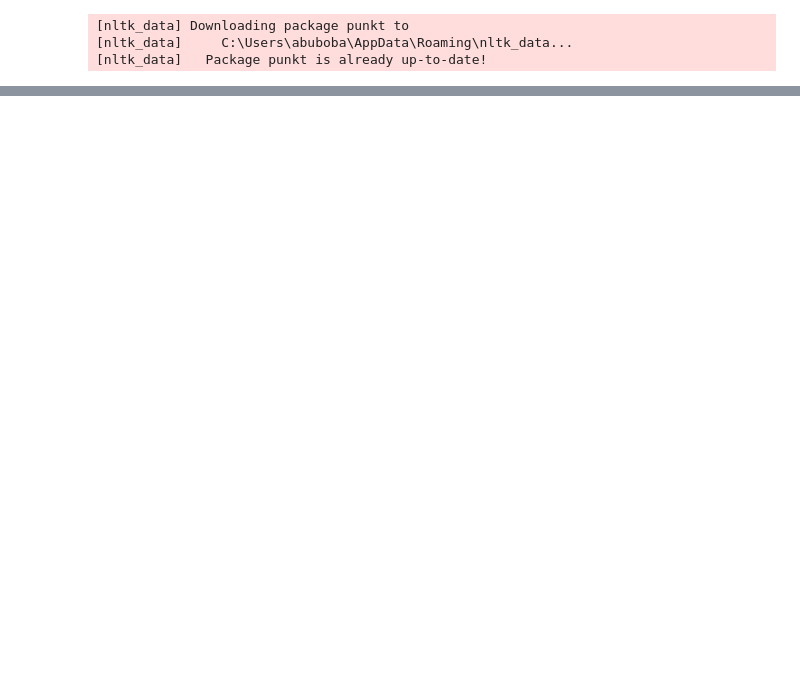
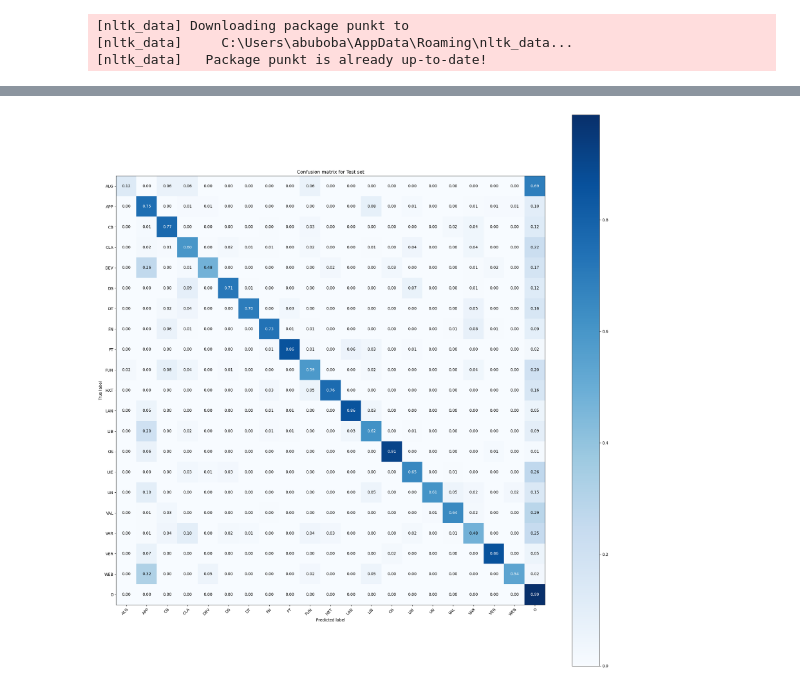
Before and after one commit to boyfromasia/NER_SE, a Jupyter notebook: plots/conf_matrix.ipynb, the cells around one changed output, grey strips where cells are left out. Saved outputs shown, nothing was run; the diff lists cells and outputs as text; code cells hidden in the pictures; blank space fills up the shorter version.

```diff
--- a/plots/conf_matrix.ipynb
+++ b/plots/conf_matrix.ipynb
@@ -205,0 +205,89 @@ Confusion matrix, without normalization
+# %%
+import numpy as np
+import matplotlib.pyplot as plt
+
+from sklearn import svm, datasets
+from sklearn.model_selection import train_test_split
+from sklearn.metrics import confusion_matrix
+from sklearn.utils.multiclass import unique_labels
+
+
+
+def plot_confusion_matrix(y_true, y_pred, classes,
+                          normalize=False,
+                          title=None,
+                          cmap=plt.cm.Blues):
+    """
+    This function prints and plots the confusion matrix.
+    Normalization can be applied by setting `normalize=True`.
+    """
+    if not title:
+        if normalize:
+            title = 'Normalized confusion matrix'
+        else:
+            title = 'Confusion matrix, without normalization'
+
+    # Compute confusion matrix
+    cm = confusion_matrix(y_true, y_pred, labels=classes)
+    # Only use the labels that appear in the data
+    classes = classes
+    if normalize:
+        cm = cm.astype('float') / cm.sum(axis=1)[:, np.newaxis]
+        print("Normalized confusion matrix")
+    else:
+        print('Confusion matrix, without normalization')
+
+    # print(cm)
+
+    fig, ax = plt.subplots(figsize =(20, 20))
+    im = ax.imshow(cm, interpolation='nearest', cmap=cmap)
+    ax.figure.colorbar(im, ax=ax)
+    # We want to show all ticks...
+    ax.set(xticks=np.arange(cm.shape[1]),
+           yticks=np.arange(cm.shape[0]),
+           # ... and label them with the respective list entries
+           xticklabels=classes, yticklabels=classes,
+           title=title,
+           ylabel='True label',
+           xlabel='Predicted label')
+
+    # Rotate the tick labels and set their alignment.
+    plt.setp(ax.get_xticklabels(), rotation=45, ha="right",
+             rotation_mode="anchor")
+
+    # Loop over data dimensions and create text annotations.
+    fmt = '.2f' if normalize else 'd'
+    thresh = cm.max() / 2.
+    for i in range(cm.shape[0]):
+        for j in range(cm.shape[1]):
+            ax.text(j, i, format(cm[i, j], fmt),
+                    ha="center", va="center",
+                    color="white" if cm[i, j] > thresh else "black")
+    fig.tight_layout()
+    return ax
+
+
+np.set_printoptions(precision=2)
+
+
+conf_true_val = []
+for x in true_code:
+    temp = x
+    for idx, l in enumerate(temp):
+        if len(l.split("-")) > 1:
+            temp[idx] = temp[idx].split("-")[-1]
+    conf_true_val.extend(temp)
+
+conf_pred_val = []
+for x in pred_code:
+    temp = x
+    for idx, l in enumerate(temp):
+        if len(l.split("-")) > 1:
+            temp[idx] = temp[idx].split("-")[-1]
+    conf_pred_val.extend(temp)
+print(len(conf_true_val))
+print(len(conf_pred_val))
+plot_confusion_matrix(conf_true_val, conf_pred_val, classes=labels_short + ["O"], normalize=True,
+                      title='Confusion matrix for Test set')
+plt.show()
+# %% [output]
@@ -205,0 +297 @@ Confusion matrix, without normalization
+[figure, added]
```
Also changed, not shown: parts of 6 cells of this notebook, 15 other files.
